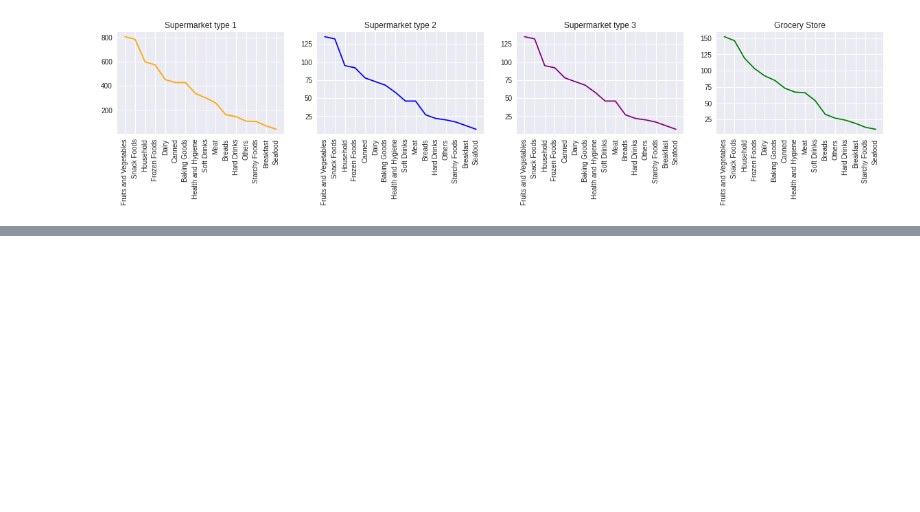
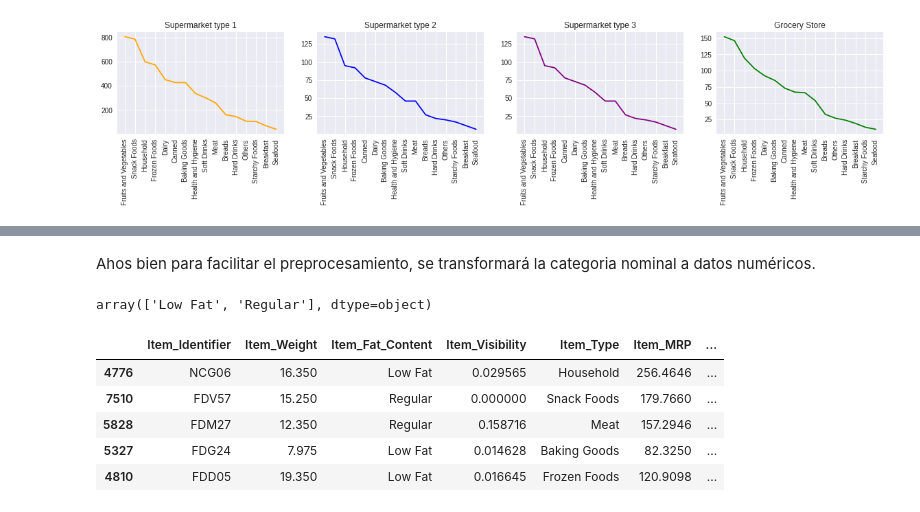
Before and after one commit to YesenniaP/introducci-n-github, a Jupyter notebook: Prediccion_ventas.ipynb, the cells around one changed output, grey strips where cells are left out. Cells and saved outputs as stored; diff of their text form; code cells hidden in the pictures; blank space fills up the shorter version.

```diff
--- a/Prediccion_ventas.ipynb
+++ b/Prediccion_ventas.ipynb
@@ -214,0 +327,19 @@ plt.show()
+# %% [markdown]
+Ahos bien para facilitar el preprocesamiento, se transformará la categoria nominal a datos numéricos.
+# %%
+df["Outlet_Size"].unique()
+df["Item_Fat_Content"].unique()
+# %% [output]
+array(['Low Fat', 'Regular'], dtype=object)
+# %%
+sizes = {'Small': 0, 'Medium': 1, 'High': 2}
+X_train["Outlet_Size"]= X_train["Outlet_Size"].replace(sizes)
+X_test["Outlet_Size"] = X_test["Outlet_Size"].replace(sizes)
+X_train.head()
+# %% [output]
+|  | Item_Identifier | Item_Weight | Item_Fat_Content | Item_Visibility | Item_Type | Item_MRP | ... |
+| 4776 | NCG06 | 16.350 | Low Fat | 0.029565 | Household | 256.4646 | ... |
+| 7510 | FDV57 | 15.250 | Regular | 0.000000 | Snack Foods | 179.7660 | ... |
+| 5828 | FDM27 | 12.350 | Regular | 0.158716 | Meat | 157.2946 | ... |
+| 5327 | FDG24 | 7.975 | Low Fat | 0.014628 | Baking Goods | 82.3250 | ... |
+| 4810 | FDD05 | 19.350 | Low Fat | 0.016645 | Frozen Foods | 120.9098 | ... |
```
Also changed, not shown: parts of 40 cells of this notebook.
